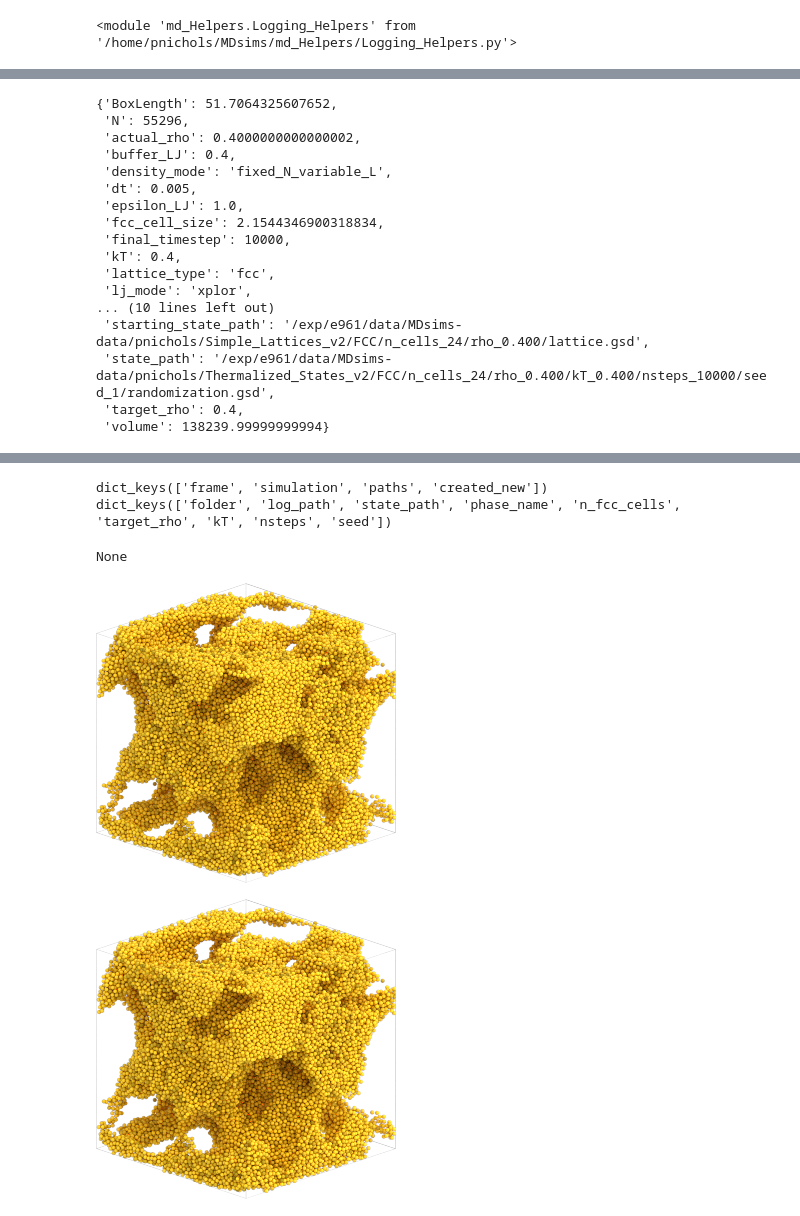
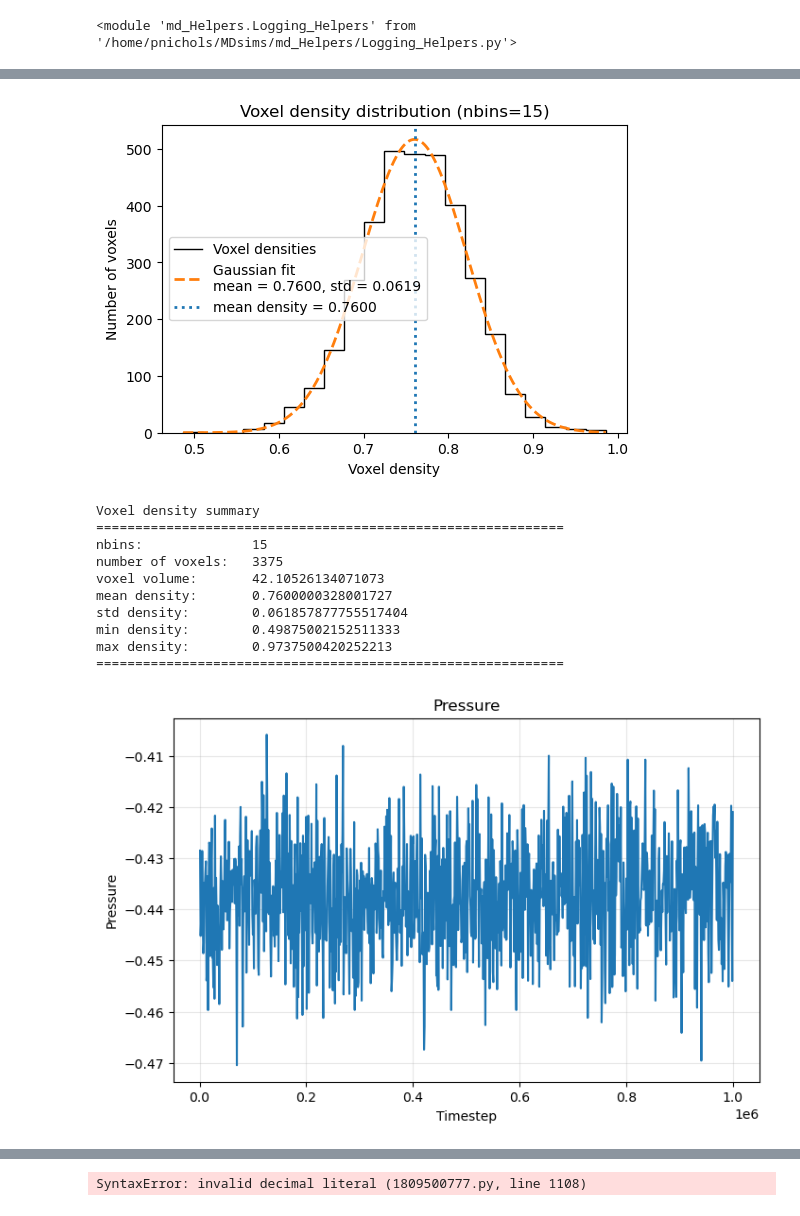
Before and after one commit to SBC-Collaboration/MDsims, a Jupyter notebook: Sandbox.ipynb, the cells around one changed output, grey strips where cells are left out. Drawn from its saved outputs; the diff is of its cells as text; code cells hidden in the pictures.

```diff
--- a/Sandbox.ipynb
+++ b/Sandbox.ipynb
@@ -25,0 +15,12 @@ Loaded existing thermalized state:
+# %%
+result = sh.get_or_make_thermalized_state(
+    n_fcc_cells=30,
+    target_rho=0.62,
+    kT=0.96,
+    nsteps=1_000_000,
+    overwrite=False,
+)
+
+
+log = lh.read_hdf5_log(result["paths"]["log_path"])
+log["metadata"]["attrs"]
@@ -26,21 +47,19 @@ Loaded existing thermalized state:
 # %%
-log = lh.read_hdf5_log(result["paths"]["log_path"])
-log["metadata"]["attrs"]
+vh.plot_voxel_histogram(result, nbins=15)
+
+vh.plot_log_quantity(log, "pressure")
+vh.plot_log_quantity(log, "kinetic_energy")
+vh.plot_log_quantity(log, "potential_energy")
 # %% [output]
+[figure, added]
-{'BoxLength': 51.7064325607652,
- 'N': 55296,
- 'actual_rho': 0.4000000000000002,
- 'buffer_LJ': 0.4,
- 'density_mode': 'fixed_N_variable_L',
- 'dt': 0.005,
- 'epsilon_LJ': 1.0,
- 'fcc_cell_size': 2.1544346900318834,
- 'final_timestep': 10000,
- 'kT': 0.4,
- 'lattice_type': 'fcc',
- 'lj_mode': 'xplor',
-... (10 lines left out)
- 'starting_state_path': '/exp/e961/data/MDsims-data/pnichols/Simple_Lattices_v2/FCC/n_cells_24/rho_0.400/lattice.gsd',
- 'state_path': '/exp/e961/data/MDsims-data/pnichols/Thermalized_States_v2/FCC/n_cells_24/rho_0.400/kT_0.400/nsteps_10000/seed_1/randomization.gsd',
- 'target_rho': 0.4,
- 'volume': 138239.99999999994}
+Voxel density summary
+============================================================
+nbins:              15
+number of voxels:   3375
+voxel volume:       42.10526134071073
+mean density:       0.7600000328001727
+std density:        0.061857877755517404
+min density:        0.49875002152511333
+max density:        0.9737500420252213
+============================================================
+[figure, added]
@@ -47,18 +68,6 @@ log["metadata"]["attrs"]
 # %%
-print(result.keys())
-print(result['paths'].keys())
+log["metadata"]['phase_separation'].keys()
 # %% [output]
-dict_keys(['frame', 'simulation', 'paths', 'created_new'])
-dict_keys(['folder', 'log_path', 'state_path', 'phase_name', 'n_fcc_cells', 'target_rho', 'kT', 'nsteps', 'seed'])
+SyntaxError: invalid decimal literal (1809500777.py, line 1108)
-# %%
-print(result['simulation'])
-# %% [output]
-None
 # %%
-display(vh.render(result["frame"]))
+#display(vh.render(result))
-# %% [output]
-[figure, removed]
-# %%
-display(vh.render(result))
-# %% [output]
-[figure, removed]
```
Also changed, not shown: parts of 7 cells of this notebook, 29 other files.
